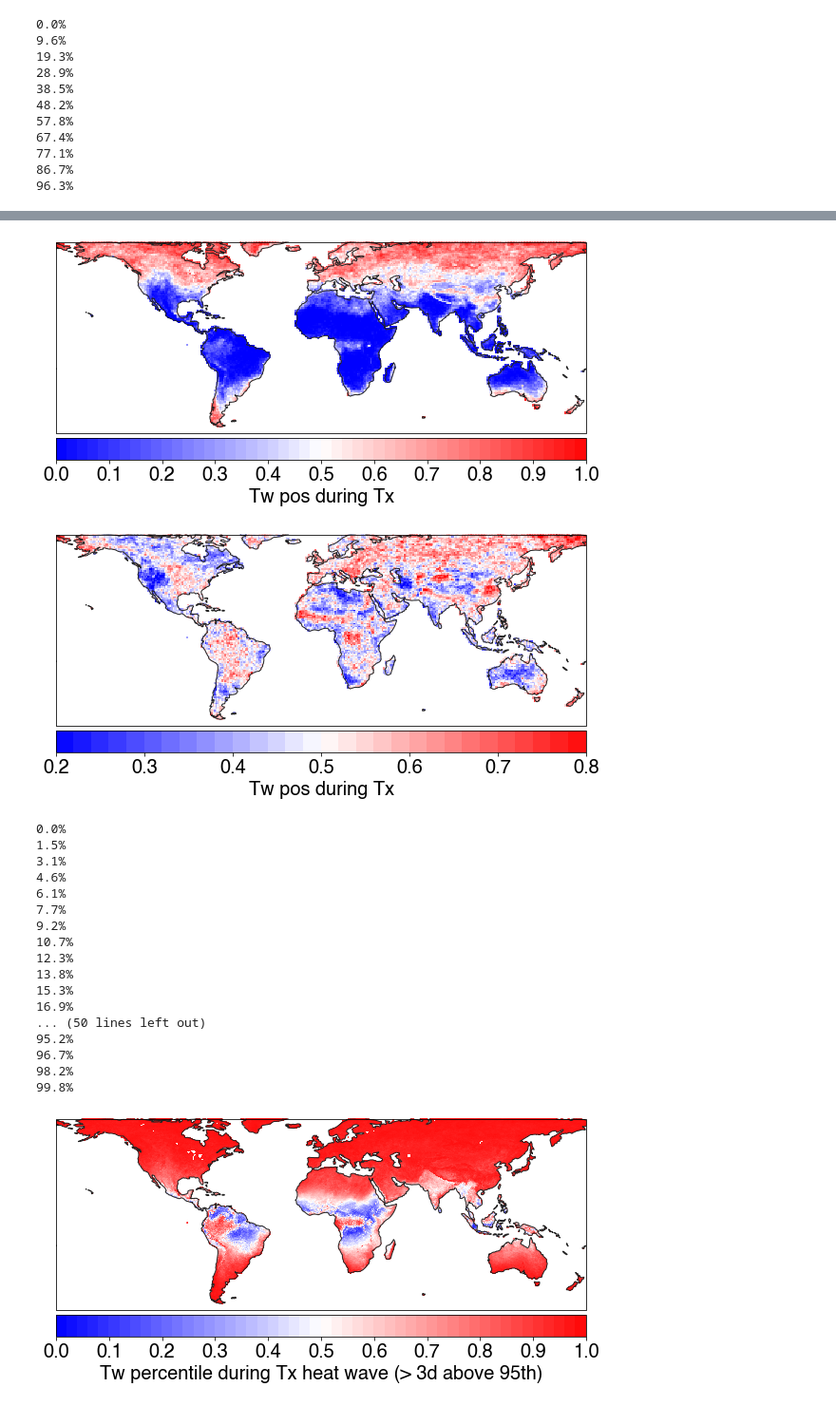
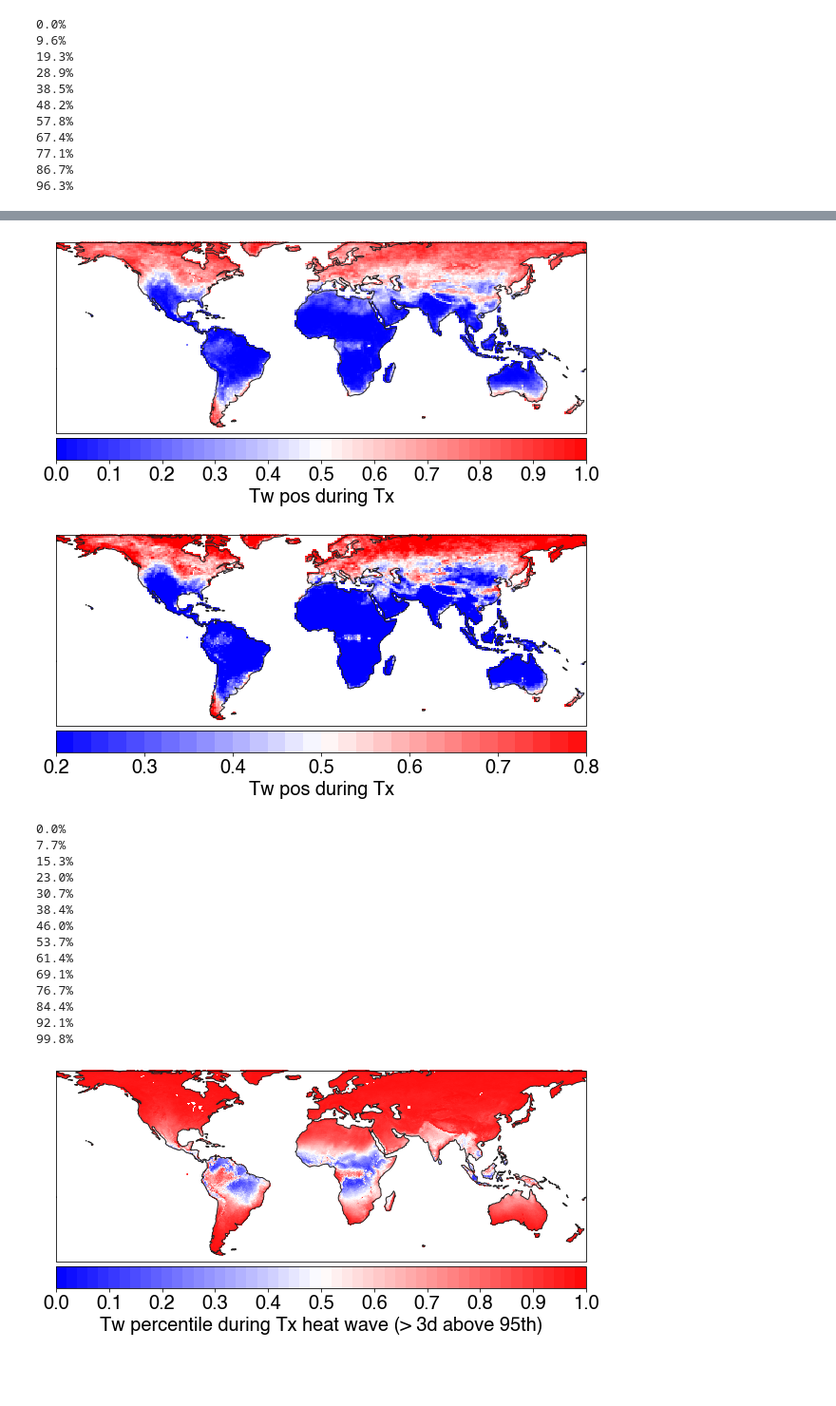
Before and after one commit to ecoffel/2021-heat, a Jupyter notebook: ex_heatwave_days.ipynb, the cells around one changed output, grey strips where cells are left out. Shown at 95% size. Saved outputs shown, nothing was run; the diff lists cells and outputs as text; code cells hidden in the pictures; blank space fills up the shorter version.

Commit message:
su, heat

```diff
--- a/ex_heatwave_days.ipynb
+++ b/ex_heatwave_days.ipynb
@@ -67,6 +63,9 @@ hw_perc_tw_during_tx = np.full([len(yearRange), lat.size, lon.size], np.nan)
 hw_perc_tw = np.full([len(yearRange), lat.size, lon.size], np.nan)
 hw_perc_tx_during_tw = np.full([len(yearRange), lat.size, lon.size], np.nan)
 
+hw_perc_et_during_tx = np.full([len(yearRange), lat.size, lon.size], np.nan)
+hw_perc_et_during_tw = np.full([len(yearRange), lat.size, lon.size], np.nan)
+
 all_hw_mean_tx = {}
 all_hw_mean_tw_during_tx = {}
 all_hw_mean_tw = {}
@@ -77,13 +76,17 @@ all_hw_perc_tw_during_tx = {}
 all_hw_perc_tw = {}
 all_hw_perc_tx_during_tw = {}
 
+all_hw_perc_et_during_tx = {}
+all_hw_perc_et_during_tw = {}
+
 q = 1
 l = 3
+wave_max_len = 10
 
 for y, year in enumerate(yearRange):
-    if os.path.isfile('%s/heat-wave-days/hw-dayoffset-stats/dayoffset_stats_global_%d_%d_%d.dat'%(dirHeatData, l, q, year)):
-        print('loading %d'%year)
-        with open('%s/heat-wave-days/hw-dayoffset-stats/dayoffset_stats_global_%d_%d_%d.dat'%(dirHeatData, l, q, year), 'rb') as f:
+    print('loading %d'%year)
+    if os.path.isfile('%s/heat-wave-days/hw-dayoffset-stats/dayoffset_stats_global_%d_%d_%d_%d.dat'%(dirHeatData, l, wave_max_len, q, year)):
+        with open('%s/heat-wave-days/hw-dayoffset-stats/dayoffset_stats_global_%d_%d_%d_%d.dat'%(dirHeatData, l, wave_max_len, q, year), 'rb') as f:
             hw_stats = pickle.load(f)
 
             hw_perc_tx[y, :, :] = hw_stats['hw_perc_tx']
@@ -105,6 +108,16 @@ for y, year in enumerate(yearRange):
             hw_mean_tx_during_tw[y, :, :] = hw_stats['hw_mean_tx_during_tw']
             all_hw_mean_tx_during_tw[year] = hw_stats['all_hw_mean_tx_during_tw']
             all_hw_perc_tx_during_tw[year] = hw_stats['all_hw_perc_tx_during_tw']
+
+    if os.path.isfile('%s/heat-wave-days/hw-dayoffset-stats/dayoffset_stats_wx_vars_global_%d_%d_%d_%d.dat'%(dirHeatData, l, wave_max_len, q, year)):
+        with open('%s/heat-wave-days/hw-dayoffset-stats/dayoffset_stats_wx_vars_global_%d_%d_%d_%d.dat'%(dirHeatData, l, wave_max_len, q, year), 'rb') as f:
+            hw_stats = pickle.load(f)
+
+            hw_perc_et_during_tx[y, :, :] = hw_stats['hw_perc_et_during_tx']
+            all_hw_perc_et_during_tx[year] = hw_stats['all_hw_perc_et_during_tx']
+
+            hw_perc_et_during_tw[y, :, :] = hw_stats['hw_perc_et_during_tw']
+            all_hw_perc_et_during_tw[year] = hw_stats['all_hw_perc_et_during_tw']
 # %% [output]
 loading 1981
 loading 1982
@@ -209,10 +222,10 @@ for x_ind, xlat in enumerate(np.arange(0, lat.size, lowres_N)):
 
 
             if cur_tx_during_tw_hw > 0:
-                hw_tx_during_tw_frac_pos_lowres[y, x_ind, y_ind] = cur_tx_during_tw_frac_pos/cur_tx_during_tw_hw
+                hw_tx_during_tw_mean_frac_pos_lowres[y, x_ind, y_ind] = cur_tx_during_tw_frac_pos/cur_tx_during_tw_hw
                 hw_tx_during_tw_perc_frac_pos_lowres[y, x_ind, y_ind] = cur_tx_during_tw_perc_frac_pos/cur_tx_during_tw_hw
             if cur_tw_during_tx_hw > 0:
-                hw_tw_during_tx_frac_pos_lowres[y, x_ind, y_ind] = cur_tw_during_tx_frac_pos/cur_tw_during_tx_hw
+                hw_tw_during_tx_mean_frac_pos_lowres[y, x_ind, y_ind] = cur_tw_during_tx_frac_pos/cur_tw_during_tx_hw
                 hw_tw_during_tx_perc_frac_pos_lowres[y, x_ind, y_ind] = cur_tw_during_tx_perc_frac_pos/cur_tw_during_tx_hw
 # %% [output]
 0.0%
@@ -259,41 +307,41 @@ cb.set_label('Tw pos during Tx', fontsize=20)
 
 # plt.savefig('t-et-era5-map.png', format='png', dpi=500, bbox_inches = 'tight', pad_inches = 0.02)
 # %% [output]
-[figure, old version]
+[figure, new version]
 # %%
 plt.figure(figsize=(10,10))
 ax = plt.axes(projection=ccrs.PlateCarree())
 
 ax.set_extent([-180, -180, 70, -60])
 
 v1 = .2
 v2 = .81
 vstep = .02
 vlabelstep = .1
 
 midnorm = MidpointNormalize(vmin=v1, vcenter=.5, vmax=v2)
 cmap = plt.cm.get_cmap('bwr')
 
-data = np.nanmean(hw_tx_during_tw_frac_pos_lowres, axis=0)
+data = np.nanmean(hw_tx_during_tw_perc_frac_pos_lowres, axis=0)
 
 c = plt.pcolormesh(lon_lowres, lat_lowres, data, \
                  cmap=cmap, norm=midnorm)
 
 ax.add_feature(cartopy.feature.COASTLINE.with_scale('110m'), edgecolor='#222222')
 
 # plt.text(-125, -30, 'Mean: %.1f'%(np.nanmean(data)), fontdict={'family':'helvetica', 'size':16}, ha='center', va='center')
 
 scmap = plt.cm.ScalarMappable(cmap=cmap, norm=midnorm)
 scmap.set_array([])
 cb = plt.colorbar(scmap, ticks=np.arange(v1, v2, vlabelstep),
              boundaries=np.arange(v1, v2, vstep), orientation='horizontal',
              pad=0.01, aspect=25, shrink=1)
 cb.ax.tick_params(labelsize=20)
 cb.set_label('Tw pos during Tx', fontsize=20)
 
 # plt.savefig('t-et-era5-map.png', format='png', dpi=500, bbox_inches = 'tight', pad_inches = 0.02)
 # %% [output]
-[figure, old version]
+[figure, new version]
 # %%
 # slope of hw_max_tx_during_tw
 
@@ -320,57 +368,54 @@ for xlat in range(lat_lowres.size):
         if nn.size > min_ts:
 
             X = sm.add_constant(yearRange[nn])
-            mdl = sm.RLM(hw_mean_tx_during_tw_lowres[nn, xlat, ylon], X).fit()
+            mdl = sm.OLS(hw_mean_tx_during_tw_lowres[nn, xlat, ylon], X).fit()
             hw_mean_tx_during_tw_lowres_slope[xlat, ylon] = mdl.params[1]
 
         nn = np.where(~np.isnan(hw_mean_tw_during_tx_lowres[:, xlat, ylon]))[0]
         if nn.size > min_ts:
             X = sm.add_constant(yearRange[nn])
-            mdl = sm.RLM(hw_mean_tw_during_tx_lowres[nn, xlat, ylon], X).fit()
+            mdl = sm.OLS(hw_mean_tw_during_tx_lowres[nn, xlat, ylon], X).fit()
             hw_mean_tw_during_tx_lowres_slope[xlat, ylon] = mdl.params[1]
 
         nn = np.where(~np.isnan(hw_perc_tx_during_tw_lowres[:, xlat, ylon]))[0]
         if nn.size > min_ts:
 
             X = sm.add_constant(yearRange[nn])
-            mdl = sm.RLM(hw_perc_tx_during_tw_lowres[nn, xlat, ylon], X).fit()
+            mdl = sm.OLS(hw_perc_tx_during_tw_lowres[nn, xlat, ylon], X).fit()
             hw_perc_tx_during_tw_lowres_slope[xlat, ylon] = mdl.params[1]
 
         nn = np.where(~np.isnan(hw_perc_tw_during_tx_lowres[:, xlat, ylon]))[0]
         if nn.size > min_ts:
             X = sm.add_constant(yearRange[nn])
-            mdl = sm.RLM(hw_perc_tw_during_tx_lowres[nn, xlat, ylon], X).fit()
+            mdl = sm.OLS(hw_perc_tw_during_tx_lowres[nn, xlat, ylon], X).fit()
             hw_perc_tw_during_tx_lowres_slope[xlat, ylon] = mdl.params[1]
 
         nn = np.where(~np.isnan(hw_perc_tx_lowres[:, xlat, ylon]))[0]
         if nn.size > min_ts:
 
             X = sm.add_constant(yearRange[nn])
-            mdl = sm.RLM(hw_perc_tx_lowres[nn, xlat, ylon], X).fit()
+            mdl = sm.OLS(hw_perc_tx_lowres[nn, xlat, ylon], X).fit()
             hw_perc_tx_lowres_slope[xlat, ylon] = mdl.params[1]
 
         nn = np.where(~np.isnan(hw_perc_tw_lowres[:, xlat, ylon]))[0]
         if nn.size > min_ts:
             X = sm.add_constant(yearRange[nn])
-            mdl = sm.RLM(hw_perc_tw_lowres[nn, xlat, ylon], X).fit()
+            mdl = sm.OLS(hw_perc_tw_lowres[nn, xlat, ylon], X).fit()
             hw_perc_tw_lowres_slope[xlat, ylon] = mdl.params[1]
 # %% [output]
 0.0%
-1.5%
-3.1%
-4.6%
-6.1%
 7.7%
-9.2%
-10.7%
-12.3%
-13.8%
 15.3%
-16.9%
-... (50 lines left out)
-95.2%
-96.7%
-98.2%
+23.0%
+30.7%
+38.4%
+46.0%
+53.7%
+61.4%
+69.1%
+76.7%
+84.4%
+92.1%
 99.8%
 # %%
 plt.figure(figsize=(10,10))
```
Also changed, not shown: parts of 10 cells of this notebook, 4 other files.
